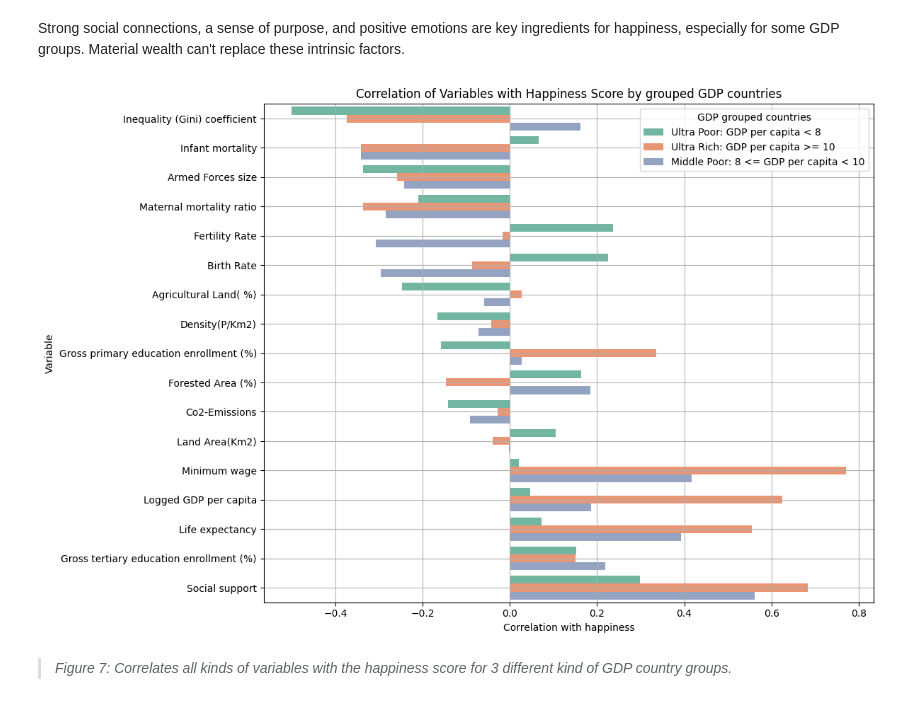
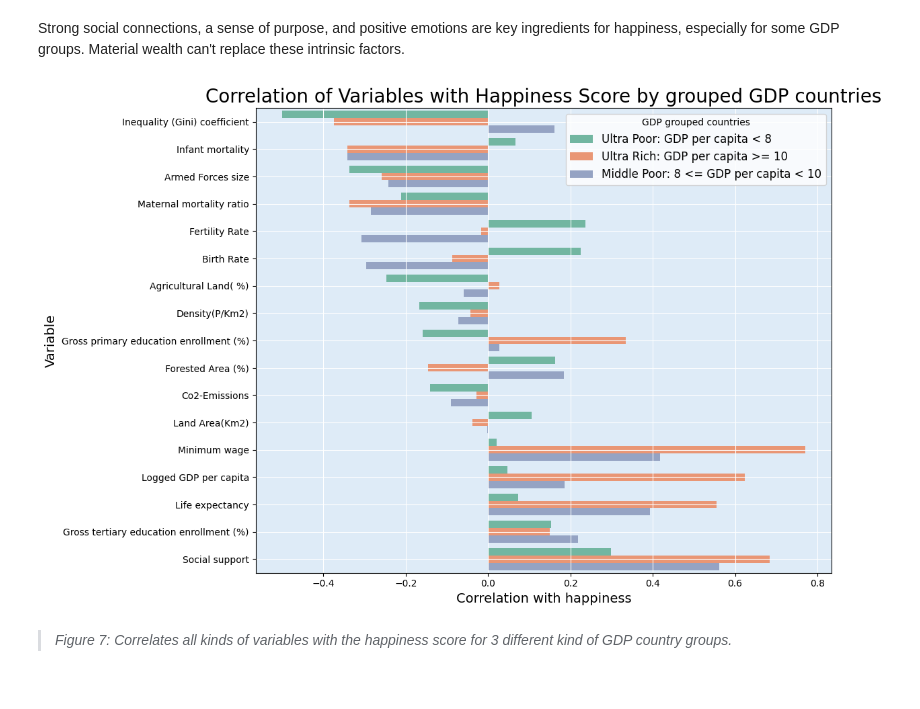
Before and after one commit to thijsslagter12/data-storyV2, a Jupyter notebook: docs/format.ipynb, the cells around one changed output. Cells and saved outputs as stored; diff of their text form; code cells hidden in the pictures.

Commit message:
changed background color for plots

```diff
--- a/docs/format.ipynb
+++ b/docs/format.ipynb
@@ -450,40 +446,44 @@ def categorize_gdp(gdp):
         return middle_group
     else:
         return rich_group
 
 # Apply the categorization function to create a new column 'GDP Group'
 merged_data['GDP Group'] = merged_data['Logged GDP per capita'].apply(categorize_gdp)
 
 # Compute correlations for each group and each variable
 correlations = []
 
 for group in [poor_group, middle_group, rich_group]:
     group_data = merged_data[merged_data['GDP Group'] == group]
     group_corr = []
     for var in variables:
         if var in group_data.columns:
             correlation = group_data['Happiness Score 2020'].corr(group_data[var])
             group_corr.append({'Variable': var, 'Correlation': correlation, 'Group': group})
     correlations.extend(group_corr)
 
 # Convert correlations list to DataFrame
 correlations_df = pd.DataFrame(correlations)
 
 # Sort the DataFrame by the 'Correlation' column to order the bars from low to high
 correlations_df = correlations_df.sort_values(by='Correlation')
 
-# Plotting the bar chart
+# Plotting the bar chart with specified background color and white grid lines
 plt.figure(figsize=(12, 8))
 sns.barplot(x='Correlation', y='Variable', hue='Group', data=correlations_df, palette='Set2')
-plt.title('Correlation of Variables with Happiness Score by grouped GDP countries')
-plt.xlabel('Correlation with happiness')
-plt.ylabel('Variable')
-plt.grid(True)
-plt.legend(title='GDP grouped countries', loc='upper right')
+plt.title('Correlation of Variables with Happiness Score by grouped GDP countries', fontsize=20, color='black')
+plt.xlabel('Correlation with happiness', fontsize=14, color='black')
+plt.ylabel('Variable', fontsize=14, color='black')
+plt.grid(True, color='white')  # White grid lines
+plt.legend(title='GDP grouped countries', loc='upper right', fontsize=12)
 plt.tight_layout()
+
+# Set the background color to match the specified rgba color
+plt.gca().set_facecolor((0.87, 0.92, 0.97))
+
 plt.show()
 # %% [output]
-[figure, old version]
+[figure, new version]
 # %% [markdown]
 > *Figure 7: Correlates all kinds of variables with the happiness score for 3 different kind of GDP country groups.*
 # %% [markdown]
```
Also changed, not shown: parts of 10 cells of this notebook.
